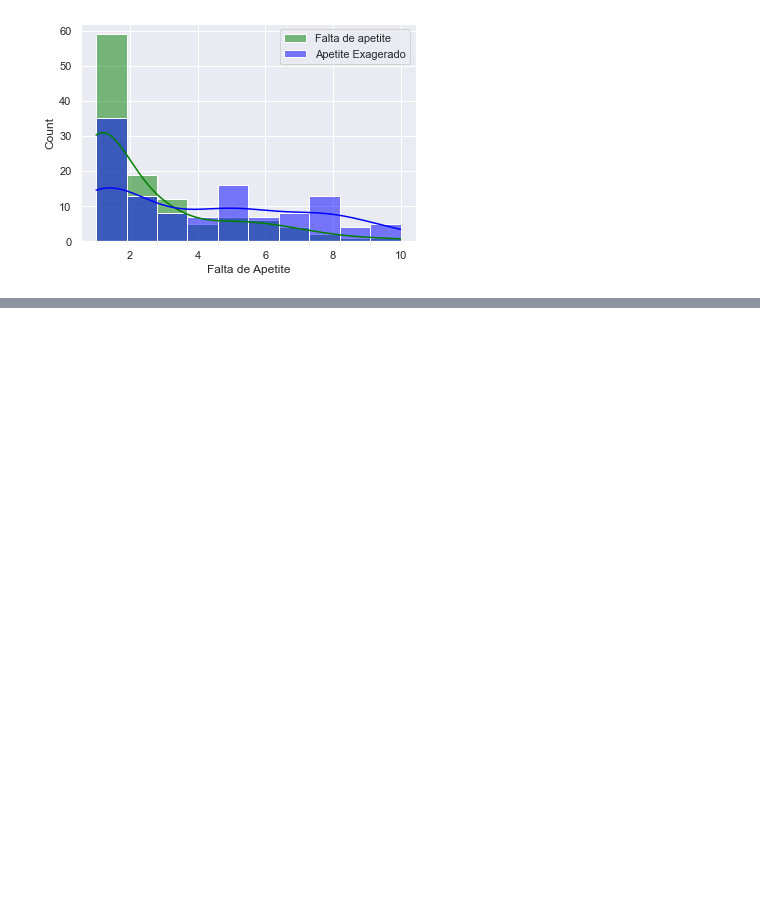
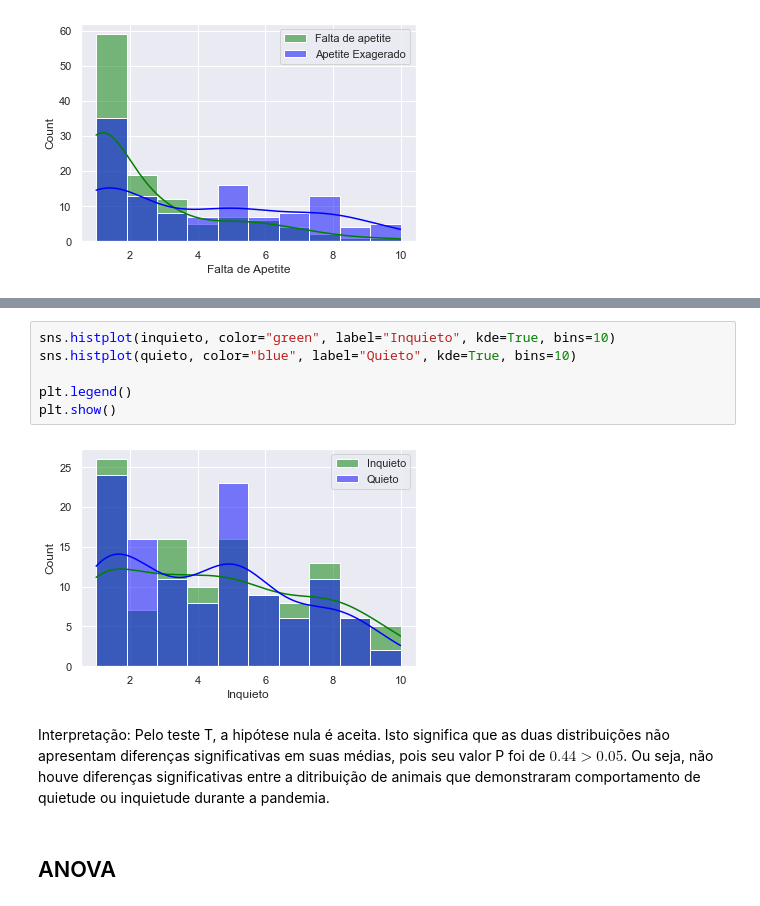
Before and after one commit to josuemontalvao/pibic_test, a Jupyter notebook: analise.ipynb, the cells around one changed output, grey strips where cells are left out. Drawn from its saved outputs; the diff is of its cells as text; blank space fills up the shorter version.

```diff
--- a/analise.ipynb
+++ b/analise.ipynb
@@ -150,0 +257,12 @@ Interpretação: Pelo teste T, é rejeitada a hipótese nula de que as duas dist
+# %%
+sns.histplot(inquieto, color="green", label="Inquieto", kde=True, bins=10)
+sns.histplot(quieto, color="blue", label="Quieto", kde=True, bins=10)
+
+plt.legend()
+plt.show()
+# %% [output]
+[figure, added]
+# %% [markdown]
+Interpretação: Pelo teste T, a hipótese nula é aceita. Isto significa que as duas distribuições não apresentam diferenças significativas em suas médias, pois seu valor P foi de $0.44 > 0.05$. Ou seja, não houve diferenças significativas entre a ditribuição de animais que demonstraram comportamento de quietude ou inquietude durante a pandemia.
+# %% [markdown]
+## ANOVA
```
Also changed, not shown: parts of 28 cells of this notebook.
